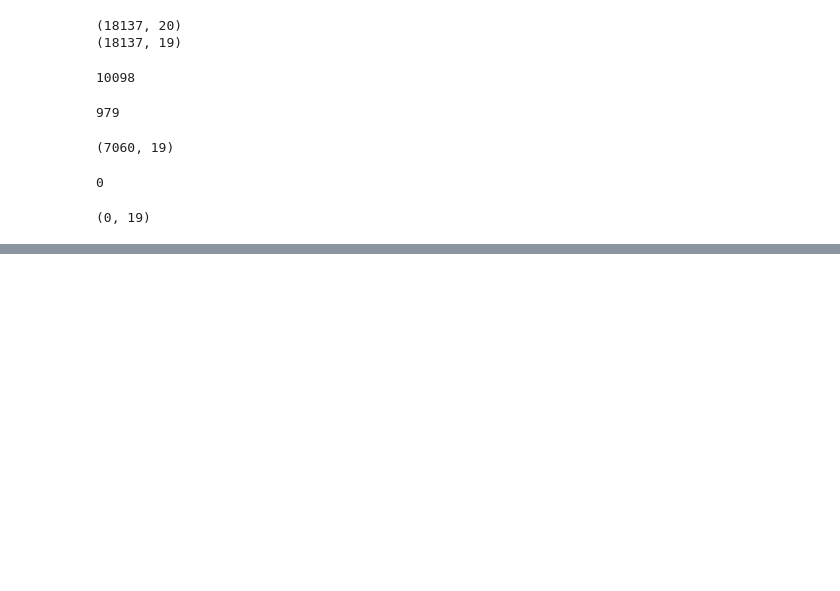
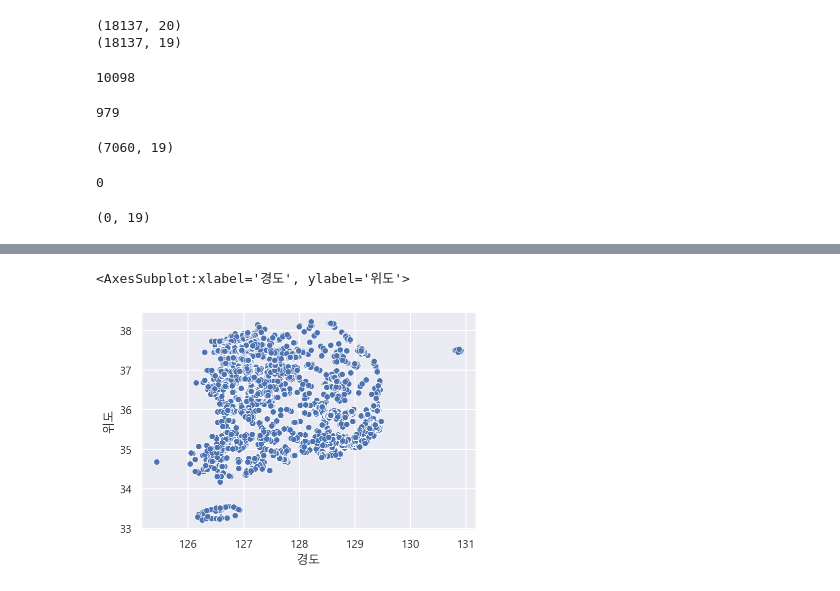
Before and after one commit to hdonghun/Python_analysis-visualization, a Jupyter notebook: 전국 도시공원 데이터로 다양한 전처리 해보기.ipynb, the cells around one changed output, grey strips where cells are left out. Cells and saved outputs as stored; diff of their text form; code cells hidden in the pictures; blank space fills up the shorter version.

```diff
--- a/전국 도시공원 데이터로 다양한 전처리 해보기.ipynb
+++ b/전국 도시공원 데이터로 다양한 전처리 해보기.ipynb
@@ -205,0 +268,11 @@ df[df['소재지도로명주소'].isnull() & df['소재지지번주소'].isnull(
+# %%
+#위 지도로 위도와 경도의 아웃라이어 데이터를 제외하고 출력해 봅니다.
+#좀 더 정확하게 출력하려면 대한민국 위경도 데이터 범위를 다시 넣어줍니다.
+#이상치를 제거한 데이터를 df_park라는 새로운 변수에 담습니다.
+df_park = df[(df["경도"] < 132) & (df["위도"] > 32)].copy()
+# %%
+#위도 경도의 아웃라이어 데이터가 제거 되었는지 확인
+sns.scatterplot(data=df_park , x="경도", y="위도")
+# %% [output]
+<AxesSubplot:xlabel='경도', ylabel='위도'>
+[figure, added]
```
Also changed, not shown: parts of 23 cells of this notebook.
